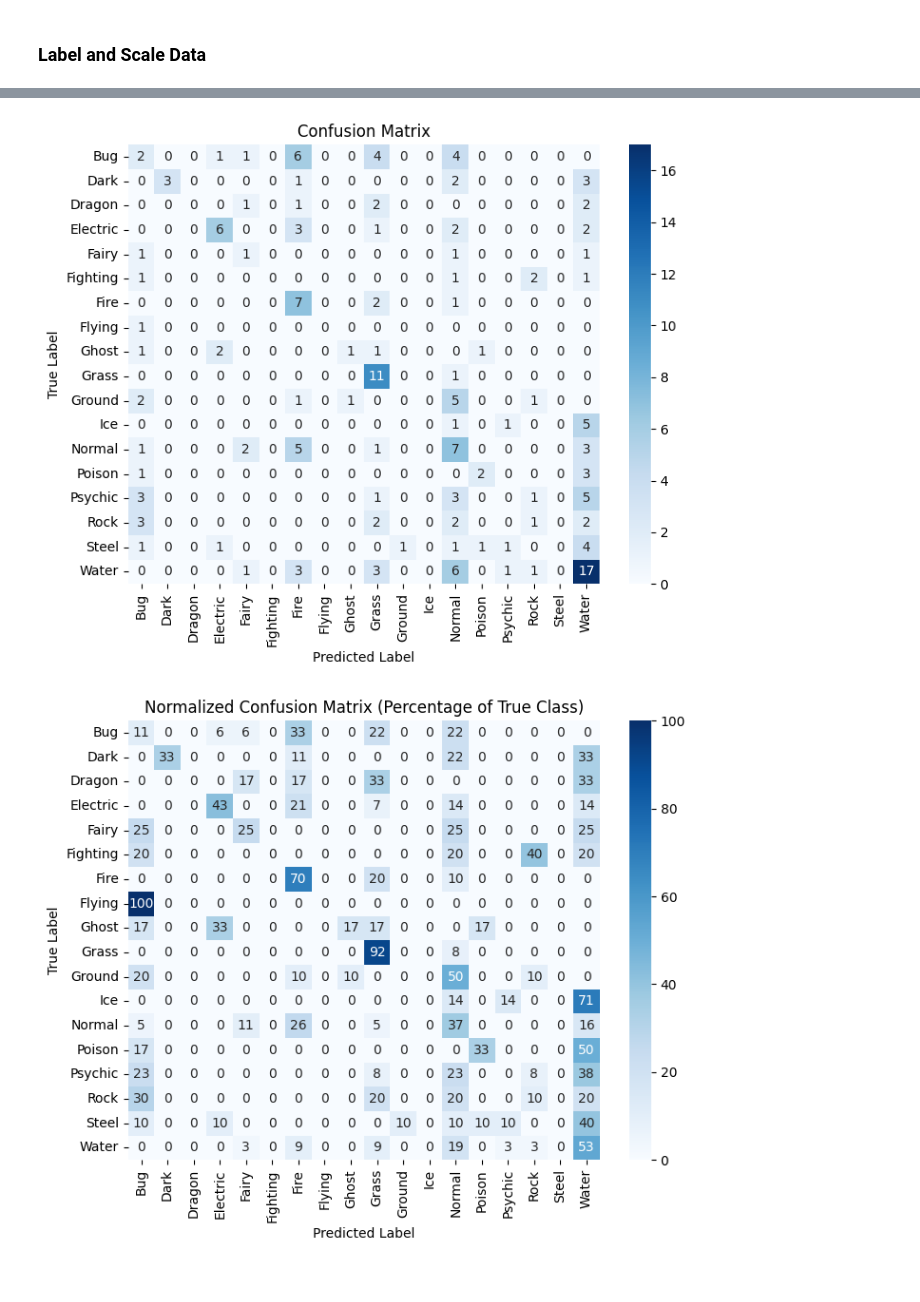
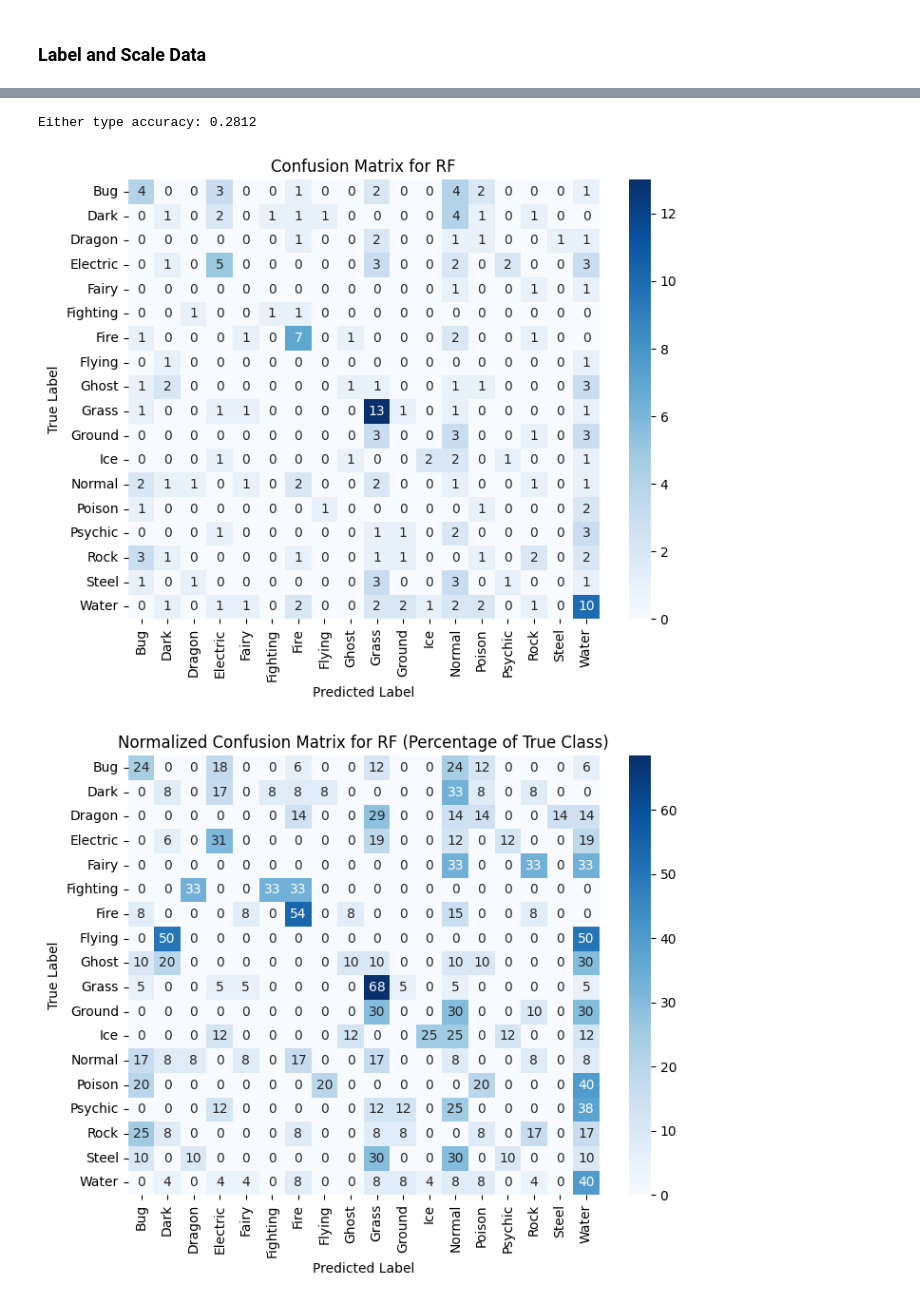
Before and after one commit to KyberCritter/Classify-Them-All, a Jupyter notebook: alt.ipynb, the cells around one changed output, grey strips where cells are left out. Saved outputs shown, nothing was run; the diff lists cells and outputs as text; code cells hidden in the pictures.

```diff
--- a/alt.ipynb
+++ b/alt.ipynb
@@ -191,0 +240,6 @@ pkmn_color_test_df_edited = sample_min_entries(pkmn_color_test_df, "Type 1", mos
+# %%
+pkmn_color_train_df_unbiased, train_med = reduce_bias(pkmn_color_train_df, "Type 1")
+pkmn_color_test_df_unbiased, test_med = reduce_bias(pkmn_color_test_df, "Type 1")
+
+print(f"Adjusted training dataset to include exactly {train_med} of each type.")
+print(f"Adjusted testing dataset to include exactly {test_med} of each type.")
@@ -328,14 +440,16 @@ from sklearn.model_selection import GridSearchCV
 rf_colors_model = RandomForestClassifier()
 # hyperparameters to try
 rf_hyperparameters = {
-    "n_estimators": range(200, 550, 50),
-    "min_samples_split": (10, ),
-    "max_depth": range(10, 45, 5),
+    "criterion": ['gini', ],    # 'entropy', 'log_loss'
+    "n_estimators": range(100, 1050, 50),
+    "min_samples_split": range(2, 12, 2),
+    "max_depth": list(range(10, 45, 5)) + [None, ],
+    "class_weight": ["balanced", ], # "balanced_subsample",
     "random_state": (RNG_SEED, ),
 }
 
 rf_colors_clf = GridSearchCV(rf_colors_model, rf_hyperparameters, n_jobs=-1)
-rf_colors_clf = rf_colors_clf.fit(X_colors_train, y_colors_train.values.ravel())
+rf_colors_clf = rf_colors_clf.fit(X_colors_train_original, y_colors_train_original.values.ravel())
 
 print(rf_colors_clf.best_params_)
 
@@ -351,9 +461,9 @@ rf_colors_model = rf_colors_clf.best_estimator_
 # %%
 from sklearn.metrics import accuracy_score
 
-rf_color_pred = rf_colors_clf.predict(X_colors_test)
+rf_color_pred = rf_colors_clf.predict(X_colors_test_original)
 
-accuracy = accuracy_score(y_colors_test, rf_color_pred)
-print(f"Accuracy: {accuracy}, Test Error: {1-accuracy}")
-print(f"{accuracy * y_colors_test.shape[0]:.0f} out of {y_colors_test.shape[0]} correctly predicted")
+accuracy = accuracy_score(y_colors_test_original, rf_color_pred)
+print(f"Accuracy: {accuracy:.4f}, Test Error: {1-accuracy:.4f}")
+print(f"{accuracy * y_colors_test_original.shape[0]:.0f} out of {y_colors_test_original.shape[0]} correctly predicted")
 # %% [output]
@@ -362,3 +472,19 @@ Accuracy: 0.3020833333333333, Test Error: 0.6979166666666667
+# %%
+accuracy = accuracy_score(y_colors_test_original, rf_color_pred)
+rf_color_eval = y_colors_test_original.copy()
+rf_color_eval["Predicted Type"] = rf_color_pred
+
+rf_color_eval["Type 1"] = type_label_encoder.inverse_transform(rf_color_eval["Type 1"])
+rf_color_eval["Predicted Type"] = type_label_encoder.inverse_transform(rf_color_eval["Predicted Type"])
+
+rf_color_eval = pd.merge(rf_color_eval, pkmn_color_test_df.drop(["Type 1", ], axis=1), how="inner", left_index=True, right_index=True)
+rf_color_eval["Correct"] = rf_color_eval.apply(lambda row: row["Predicted Type"] in (row["Type 1"], row["Type 2"]), axis=1)
+
+# Compute the overall accuracy.
+either_accuracy = rf_color_eval["Correct"].mean()
+print(f"Either type accuracy: {either_accuracy:.4f}")
+# %% [output]
+Either type accuracy: 0.2812
 # %%
 import numpy as np
 import matplotlib.pyplot as plt
@@ -366,10 +492,10 @@ import seaborn as sns
 from sklearn.metrics import confusion_matrix
 
 # Compute the confusion matrix
-cm = confusion_matrix(y_colors_test, rf_color_pred)
+cm = confusion_matrix(y_colors_test_original, rf_color_pred)
 
 # Get the unique encoded labels from the true labels
-labels_encoded = np.unique(y_colors_test)
+labels_encoded = np.unique(y_colors_test_original)
 # Use the previously defined and fitted type_label_encoder to decode labels
 labels = type_label_encoder.inverse_transform(labels_encoded)
 
@@ -380,33 +506,33 @@ sns.heatmap(cm, annot=True, fmt='d', cmap='Blues', xticklabels=labels, yticklabe
 # Add labels and title
 plt.xlabel('Predicted Label')
 plt.ylabel('True Label')
-plt.title('Confusion Matrix')
+plt.title('Confusion Matrix for RF')
 plt.show()
 # %% [output]
-[figure, old version]
+[figure, new version]
 # %%
 import numpy as np
 import matplotlib.pyplot as plt
 import seaborn as sns
 from sklearn.metrics import confusion_matrix
 
 # Compute the confusion matrix
-cm = confusion_matrix(y_colors_test, rf_color_pred)
+cm = confusion_matrix(y_colors_test_original, rf_color_pred)
 
 # Normalize the confusion matrix by the true labels (i.e. each row)
 cm_normalized = cm.astype(int) / cm.sum(axis=1)[:, np.newaxis]
 
 # Retrieve the original class labels using the fitted label encoder
-labels_encoded = np.unique(y_colors_test)
+labels_encoded = np.unique(y_colors_test_original)
 labels = type_label_encoder.inverse_transform(labels_encoded)
 
 # Create the heatmap using the normalized percentages (multiplied by 100)
 plt.figure(figsize=(8, 6))
 sns.heatmap(cm_normalized * 100, annot=True, fmt=".0f", cmap='Blues', xticklabels=labels, yticklabels=labels)
 
 plt.xlabel('Predicted Label')
 plt.ylabel('True Label')
-plt.title('Normalized Confusion Matrix (Percentage of True Class)')
+plt.title('Normalized Confusion Matrix for RF (Percentage of True Class)')
 plt.show()
 # %% [output]
-[figure, old version]
+[figure, new version]
```
Also changed, not shown: parts of 28 cells of this notebook, 2 other files.
